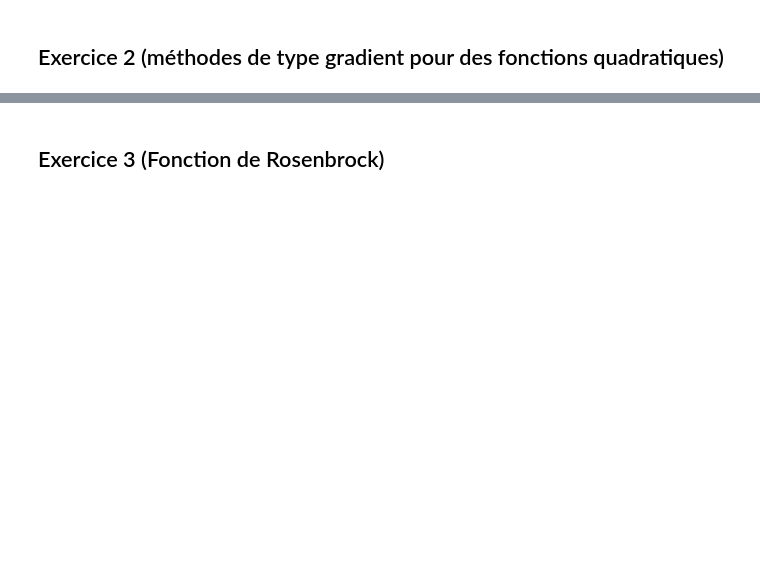
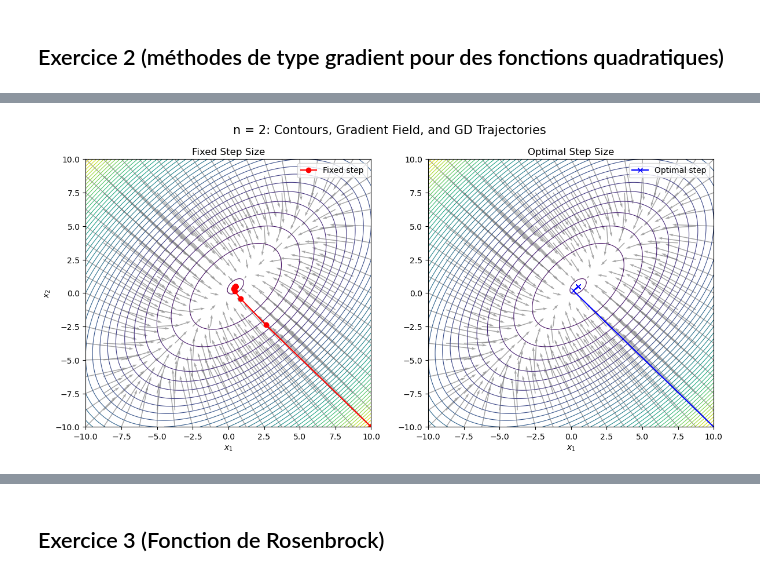
Before and after one commit to lyyric/CSMI_Notes, a Jupyter notebook: M1 S2/Optimisation/TP/TP1.ipynb, the cells around one changed output, grey strips where cells are left out. Drawn from its saved outputs; the diff is of its cells as text; code cells hidden in the pictures; blank space fills up the shorter version.

```diff
--- a/M1 S2/Optimisation/TP/TP1.ipynb
+++ b/M1 S2/Optimisation/TP/TP1.ipynb
@@ -233,0 +118,94 @@ n=100, SPD=True, Fixed steps=10000, Optimal steps=10000
+# %%
+from scipy.sparse import diags
+
+# ---------------- Matrix and Function Definitions ------------------
+def A_n(n: int) -> np.ndarray:
+    return diags([[-2]*(n-1), [4]*n, [-2]*(n-1)], offsets=[-1, 0, 1]).toarray()
+
+def b_n(n: int) -> np.ndarray:
+    return np.ones(n)
+
+def J(A: np.ndarray, b: np.ndarray, x: np.ndarray) -> float:
+    return 0.5 * x @ A @ x - b @ x
+
+def gradJ(A: np.ndarray, b: np.ndarray, x: np.ndarray) -> np.ndarray:
+    return A @ x - b
+
+# ---------------- Gradient Descent Algorithms ---------------------
+def gd_fixed(A, b, x0, s, tol=1e-6, max_iter=50):
+    x = x0.copy()
+    path = [x.copy()]
+    for _ in range(max_iter):
+        g = gradJ(A, b, x)
+        if np.linalg.norm(g) < tol:
+            break
+        x -= s * g
+        path.append(x.copy())
+    return np.array(path)
+
+def gd_optimal(A, b, x0, tol=1e-6, max_iter=50):
+    x = x0.copy()
+    path = [x.copy()]
+    for _ in range(max_iter):
+        g = gradJ(A, b, x)
+        if np.linalg.norm(g) < tol:
+            break
+        alpha = (g @ g) / (g @ (A @ g))
+        x -= alpha * g
+        path.append(x.copy())
+    return np.array(path)
+
+# ---------------- Visualization for n = 2 ------------------------
+def plot_contours_and_paths():
+    n = 2
+    A = A_n(n)
+    b = b_n(n)
+    x0 = np.array([10.0, -10.0])
+    s = 1 / 8
+
+    path_fixed = gd_fixed(A, b, x0, s)
+    path_opt   = gd_optimal(A, b, x0)
+
+    X = np.linspace(-10, 10, 201)
+    Y = np.linspace(-10, 10, 201)
+    XX, YY = np.meshgrid(X, Y)
+    ZZ = 0.5 * (4*XX**2 - 4*XX*YY + 4*YY**2) - (XX + YY)
+
+    # ──────────────────────────
+    plt.figure(figsize=(14, 6))
+
+    plt.subplot(1, 2, 1)
+    plt.contour(XX, YY, ZZ, levels=40, linewidths=0.8)
+
+    for xi in np.linspace(-10, 10, 17):
+        for yi in np.linspace(-10, 10, 17):
+            g = gradJ(A, b, np.array([xi, yi]))
+            plt.quiver(xi, yi, -g[0], -g[1], scale=200, width=0.003,
+                       color='gray', alpha=0.7)
+
+    plt.plot(path_fixed[:, 0], path_fixed[:, 1], 'r-o', label="Fixed step")
+    plt.title("Fixed Step Size")
+    plt.xlabel(r"$x_1$")
+    plt.ylabel(r"$x_2$")
+    plt.xlim(-10, 10); plt.ylim(-10, 10)
+    plt.legend()
+
+    plt.subplot(1, 2, 2)
+    plt.contour(XX, YY, ZZ, levels=40, linewidths=0.8)
+    for xi in np.linspace(-10, 10, 17):
+        for yi in np.linspace(-10, 10, 17):
+            g = gradJ(A, b, np.array([xi, yi]))
+            plt.quiver(xi, yi, -g[0], -g[1], scale=200, width=0.003,
+                       color='gray', alpha=0.7)
+    plt.plot(path_opt[:, 0], path_opt[:, 1], 'b-x', label="Optimal step")
+    plt.title("Optimal Step Size")
+    plt.xlabel(r"$x_1$")
+    plt.xlim(-10, 10); plt.ylim(-10, 10)
+    plt.legend()
+
+    plt.suptitle("n = 2: Contours, Gradient Field, and GD Trajectories", fontsize=15)
+    plt.show()
+
+plot_contours_and_paths()
+# %% [output]
+[figure, added]
```
Also changed, not shown: parts of 9 cells of this notebook, 7 other files.
